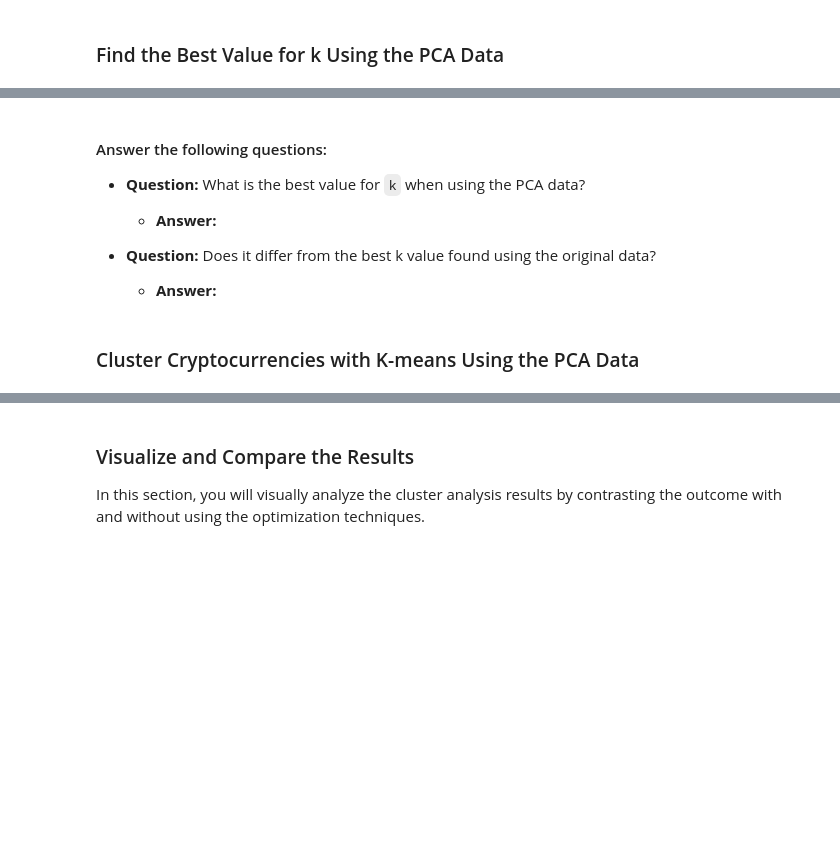
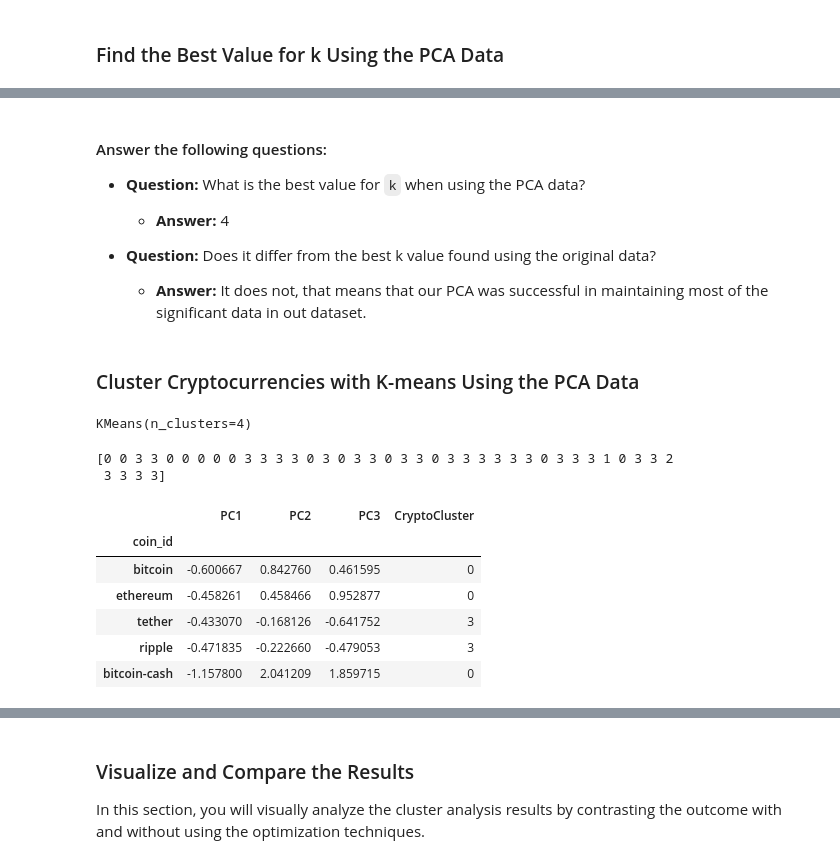
Before and after one commit to mattflanagan2/CryptoClustering, a Jupyter notebook: Crypto_Clustering_final.ipynb, the cells around one changed output, grey strips where cells are left out. Saved outputs shown, nothing was run; the diff lists cells and outputs as text; code cells hidden in the pictures; blank space fills up the shorter version.

```diff
--- a/Crypto_Clustering_final.ipynb
+++ b/Crypto_Clustering_final.ipynb
@@ -255,11 +277,16 @@ df_market_data_scaled_predictions.hvplot.scatter(
 # %%
 # Create an empty list to store the inertia values
-
+pca_inertia = []
 
 # Create a for loop to compute the inertia with each possible value of k
 # Inside the loop:
 # 1. Create a KMeans model using the loop counter for the n_clusters
 # 2. Fit the model to the data using `df_market_data_pca`
 # 3. Append the model.inertia_ to the inertia list
+
+for i in pca_k:
+    pca_k_model = KMeans(n_clusters=i, random_state=42)
+    pca_k_model.fit(df_crypto_pca)
+    pca_inertia.append(pca_k_model.inertia_)
 # %%
 # Create a dictionary with the data to plot the Elbow curve
@@ -274,29 +320,47 @@ df_market_data_scaled_predictions.hvplot.scatter(
 * **Question:** What is the best value for `k` when using the PCA data?
 
   * **Answer:**
-
+4
 
 * **Question:** Does it differ from the best k value found using the original data?
 
   * **Answer:**
+  It does not, that means that our PCA was successful in maintaining most of the significant data in out dataset.
 # %% [markdown]
 ### Cluster Cryptocurrencies with K-means Using the PCA Data
 # %%
 # Initialize the K-Means model using the best value for k
+model = KMeans(n_clusters=4)
 # %%
 # Fit the K-Means model using the PCA data
+model.fit(df_crypto_pca)
+# %% [output]
+KMeans(n_clusters=4)
 # %%
 # Predict the clusters to group the cryptocurrencies using the PCA data
-
+crypto_clusters = model.predict(df_crypto_pca)
 # Print the resulting array of cluster values.
+print(crypto_clusters)
+# %% [output]
+[0 0 3 3 0 0 0 0 0 3 3 3 3 0 3 0 3 3 0 3 3 0 3 3 3 3 3 3 0 3 3 3 1 0 3 3 2
+ 3 3 3 3]
 # %%
 # Create a copy of the DataFrame with the PCA data
-
+df_crypto_pca_predictions = df_crypto_pca.copy()
 
 # Add a new column to the DataFrame with the predicted clusters
-
+df_crypto_pca_predictions["CryptoCluster"] = crypto_clusters
 
 # Display sample data
+df_crypto_pca_predictions.head()
+# %% [output]
+|  | PC1 | PC2 | PC3 | CryptoCluster |
+| coin_id |  |  |  |  |
+| bitcoin | -0.600667 | 0.842760 | 0.461595 | 0 |
+| ethereum | -0.458261 | 0.458466 | 0.952877 | 0 |
+| tether | -0.433070 | -0.168126 | -0.641752 | 3 |
+| ripple | -0.471835 | -0.222660 | -0.479053 | 3 |
+| bitcoin-cash | -1.157800 | 2.041209 | 1.859715 | 0 |
 # %%
 # Create a scatter plot using hvPlot by setting
 # `x="PC1"` and `y="PC2"`.
```
Also changed, not shown: parts of 18 cells of this notebook.
